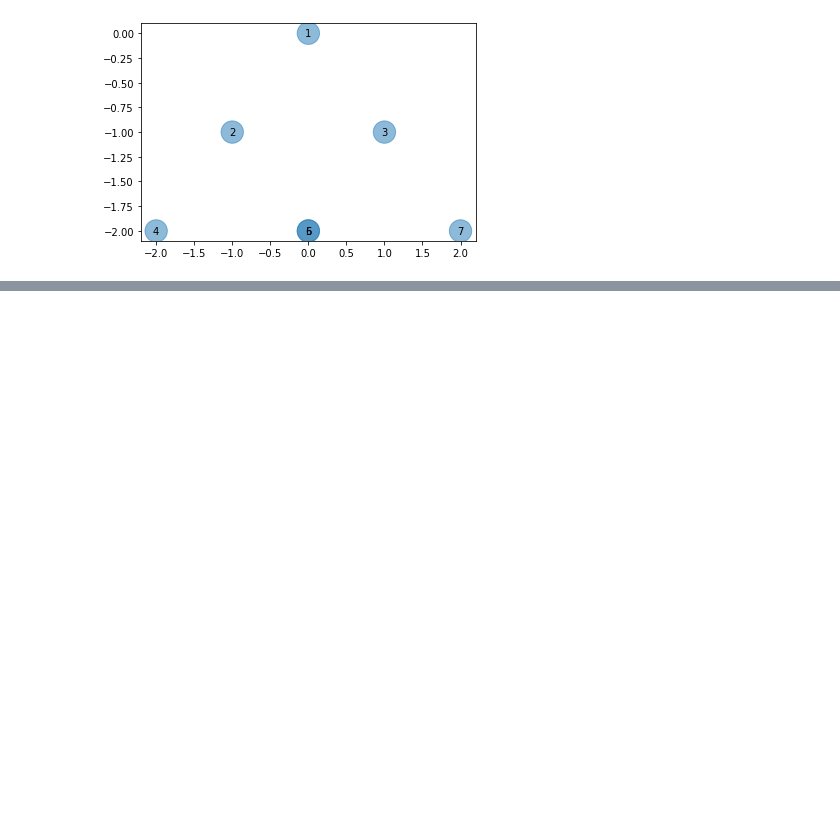
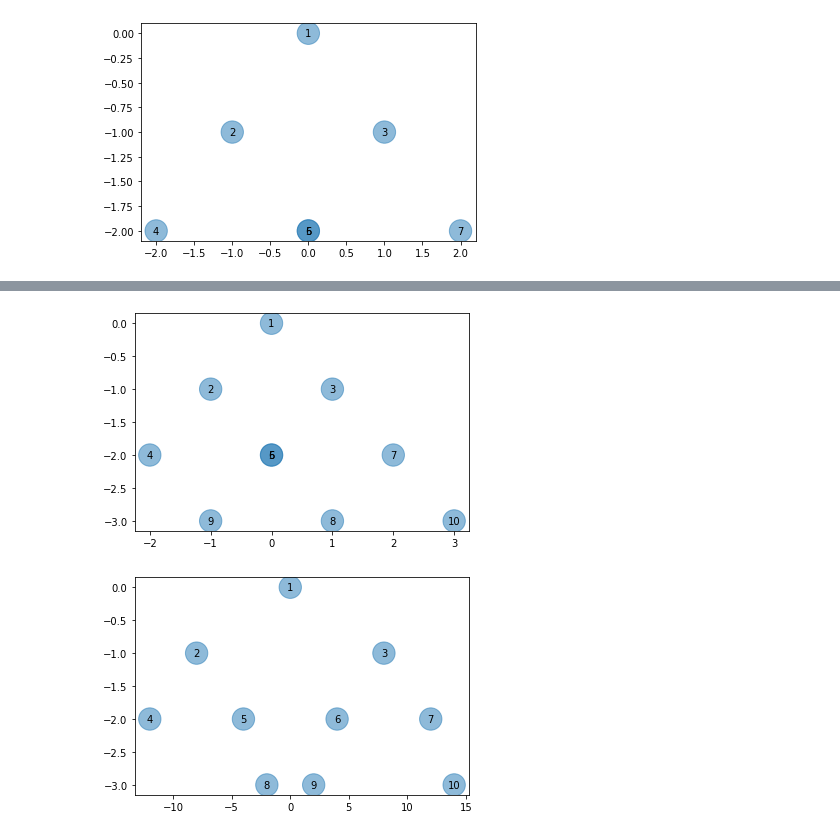
Before and after one commit to amritsaha607/TreeVisualizer, a Jupyter notebook: debug/treeTest.ipynb, the cells around one changed output, grey strips where cells are left out. Cells and saved outputs as stored; diff of their text form; code cells hidden in the pictures; blank space fills up the shorter version.

```diff
--- a/debug/treeTest.ipynb
+++ b/debug/treeTest.ipynb
@@ -22,0 +27,10 @@ showTree(root, size=500)
+# %%
+root.left.right.right = TreeNode(8)
+root.right.left.left = TreeNode(9)
+root.right.right.right = TreeNode(10)
+
+showTree(root, size=500)
+showTreeNew(root)
+# %% [output]
+[figure, added]
+[figure, added]
```
Also changed, not shown: parts of 2 cells of this notebook, 2 other files.
